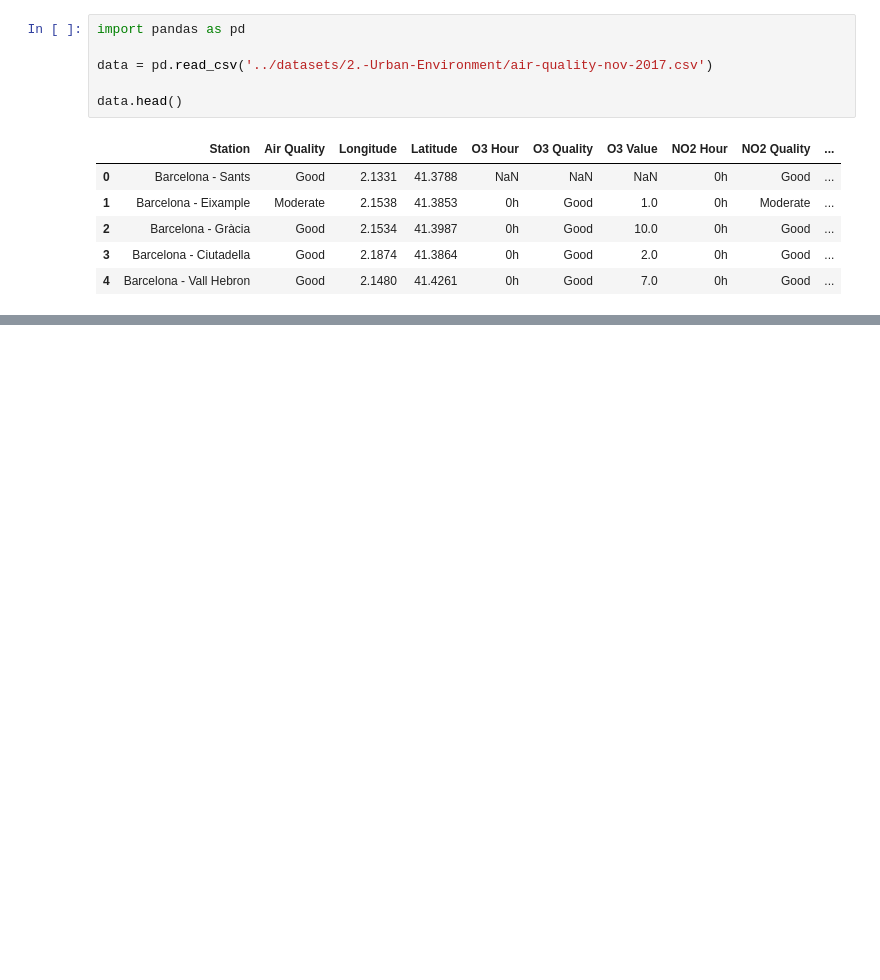
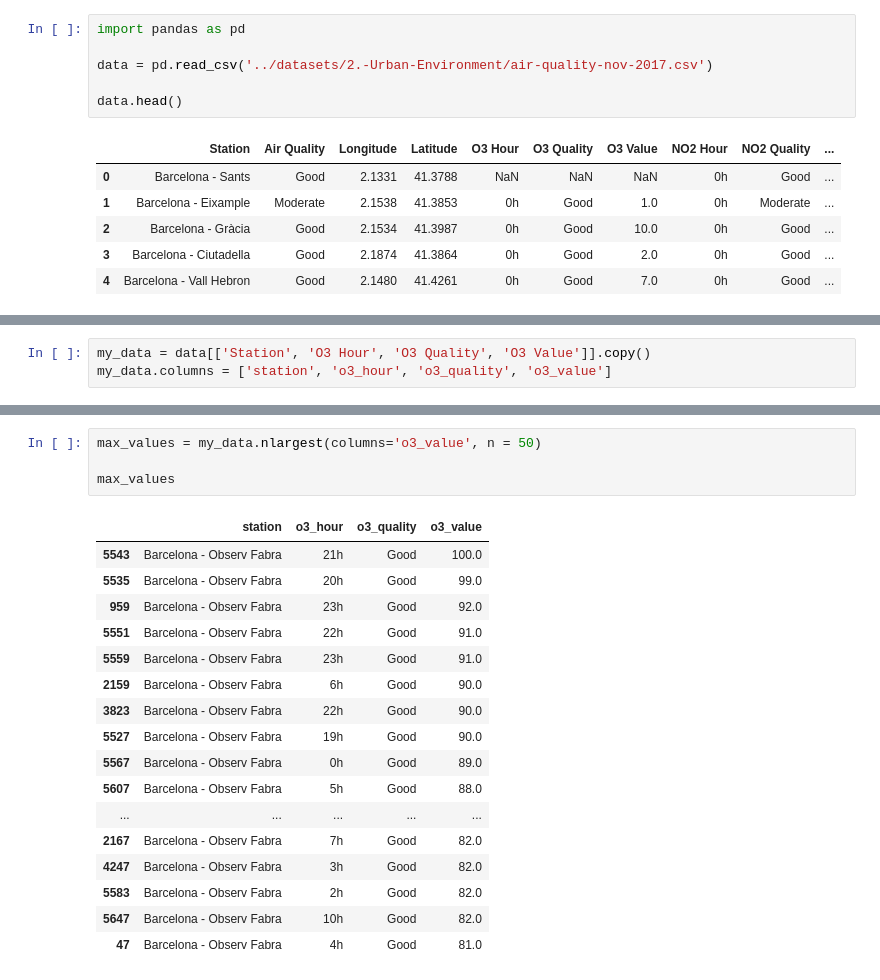
Before and after one commit to ta-data-remote/Project-Week-2-Barcelona, a Jupyter notebook: your-project/O3_analysis.ipynb, the cells around one changed output, grey strips where cells are left out. Drawn from its saved outputs; the diff is of its cells as text; blank space fills up the shorter version.

```diff
--- a/your-project/O3_analysis.ipynb
+++ b/your-project/O3_analysis.ipynb
@@ -13,0 +60,3 @@ data.head()
+# %%
+my_data = data[['Station', 'O3 Hour', 'O3 Quality', 'O3 Value']].copy()
+my_data.columns = ['station', 'o3_hour', 'o3_quality', 'o3_value']
@@ -13,0 +244,22 @@ data.head()
+# %%
+max_values = my_data.nlargest(columns='o3_value', n = 50)
+
+max_values
+# %% [output]
+|  | station | o3_hour | o3_quality | o3_value |
+| 5543 | Barcelona - Observ Fabra | 21h | Good | 100.0 |
+| 5535 | Barcelona - Observ Fabra | 20h | Good | 99.0 |
+| 959 | Barcelona - Observ Fabra | 23h | Good | 92.0 |
+| 5551 | Barcelona - Observ Fabra | 22h | Good | 91.0 |
+| 5559 | Barcelona - Observ Fabra | 23h | Good | 91.0 |
+| 2159 | Barcelona - Observ Fabra | 6h | Good | 90.0 |
+| 3823 | Barcelona - Observ Fabra | 22h | Good | 90.0 |
+| 5527 | Barcelona - Observ Fabra | 19h | Good | 90.0 |
+| 5567 | Barcelona - Observ Fabra | 0h | Good | 89.0 |
+| 5607 | Barcelona - Observ Fabra | 5h | Good | 88.0 |
+| ... | ... | ... | ... | ... |
+| 2167 | Barcelona - Observ Fabra | 7h | Good | 82.0 |
+| 4247 | Barcelona - Observ Fabra | 3h | Good | 82.0 |
+| 5583 | Barcelona - Observ Fabra | 2h | Good | 82.0 |
+| 5647 | Barcelona - Observ Fabra | 10h | Good | 82.0 |
+| 47 | Barcelona - Observ Fabra | 4h | Good | 81.0 |
```
Also changed, not shown: parts of 22 cells of this notebook.
